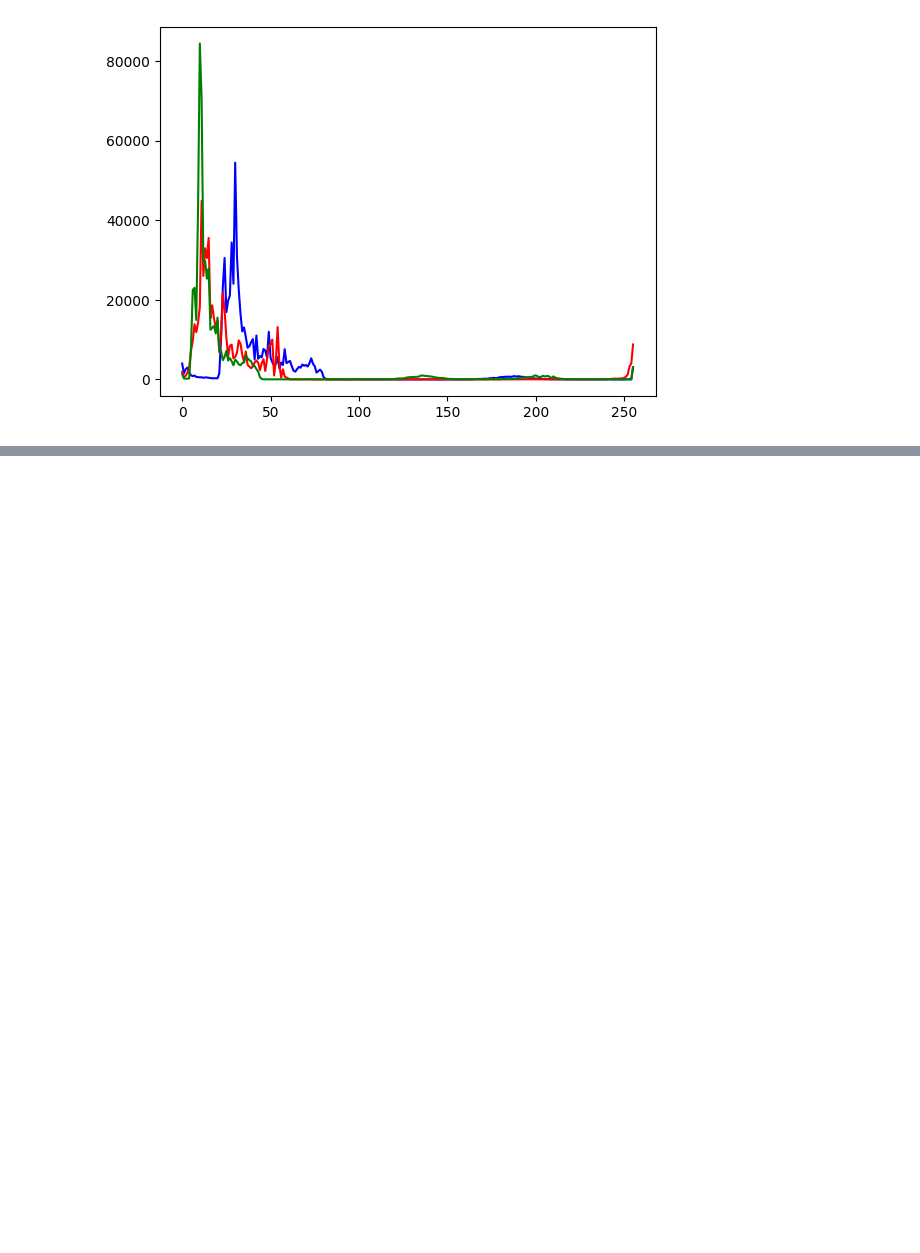
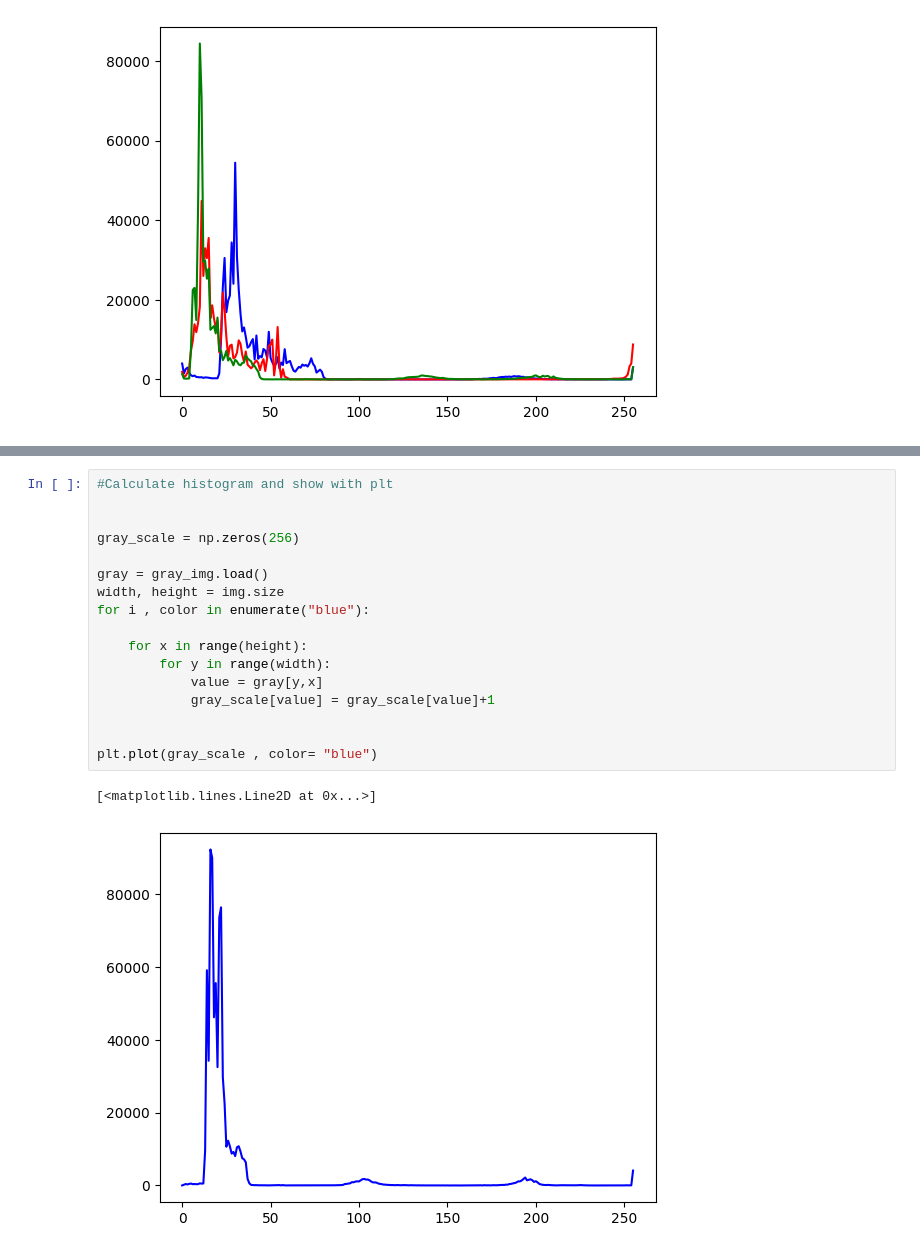
Before and after one commit to Kiana-Jahanshid/Image-Processing, a Jupyter notebook: Assignment_35/PIL.ipynb, the cells around one changed output, grey strips where cells are left out. Cells and saved outputs as stored; diff of their text form; blank space fills up the shorter version.

```diff
--- a/Assignment_35/PIL.ipynb
+++ b/Assignment_35/PIL.ipynb
@@ -53,0 +96,20 @@ plt.plot(g , color= colors[1])
+# %%
+#Calculate histogram and show with plt
+
+
+gray_scale = np.zeros(256)
+
+gray = gray_img.load()
+width, height = img.size
+for i , color in enumerate("blue"):
+
+    for x in range(height):
+        for y in range(width):
+            value = gray[y,x]
+            gray_scale[value] = gray_scale[value]+1
+
+
+plt.plot(gray_scale , color= "blue")
+# %% [output]
+[<matplotlib.lines.Line2D at 0x...>]
+[figure, added]
```
Also changed, not shown: parts of 6 cells of this notebook.
